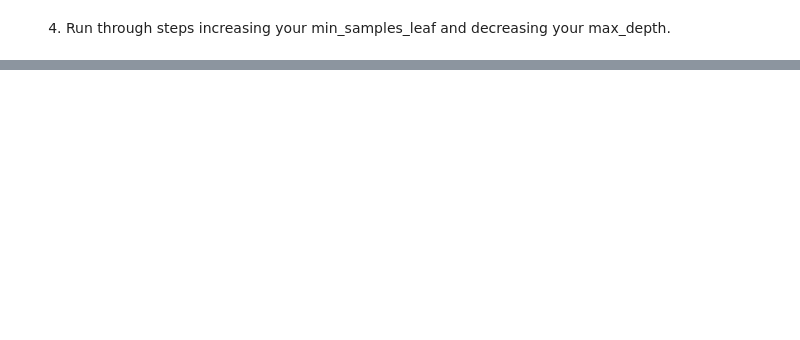
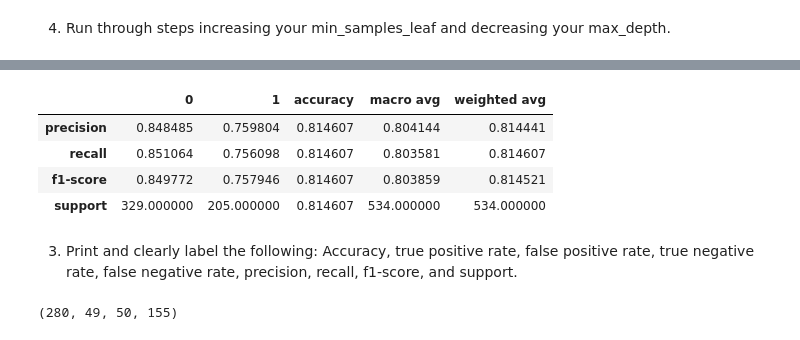
Before and after one commit to rajeshlamichhane04/classification_exercises, a Jupyter notebook: model.ipynb, the cells around one changed output, grey strips where cells are left out. Cells and saved outputs as stored; diff of their text form; code cells hidden in the pictures; blank space fills up the shorter version.

```diff
--- a/model.ipynb
+++ b/model.ipynb
@@ -758,0 +795,8 @@ difference -0.0018726591760299671
+# %%
+#set up X and y
+X_train = train.drop(columns = "survived")
+y_train = train.survived
+X_validate = validate.drop(columns = "survived")
+y_validate = validate.survived
+X_test = test.drop(columns = "survived")
+y_test = test.survived
@@ -758,0 +865,20 @@ difference -0.0018726591760299671
+# %%
+#classification report
+pd.DataFrame(classification_report(y_train,y_pred5,output_dict= True))
+# %% [output]
+|  | 0 | 1 | accuracy | macro avg | weighted avg |
+| precision | 0.848485 | 0.759804 | 0.814607 | 0.804144 | 0.814441 |
+| recall | 0.851064 | 0.756098 | 0.814607 | 0.803581 | 0.814607 |
+| f1-score | 0.849772 | 0.757946 | 0.814607 | 0.803859 | 0.814521 |
+| support | 329.000000 | 205.000000 | 0.814607 | 534.000000 | 534.000000 |
+# %% [markdown]
+3. Print and clearly label the following: Accuracy, true positive rate, false positive rate, true negative rate, false negative rate, precision, recall, f1-score, and support.
+# %%
+TN=con[0,0]
+FP=con[0,1]
+FN=con[1,0]
+TP=con[1,1]
+
+TN,FP,FN,TP
+# %% [output]
+(280, 49, 50, 155)
```
Also changed, not shown: parts of 55 cells of this notebook.
